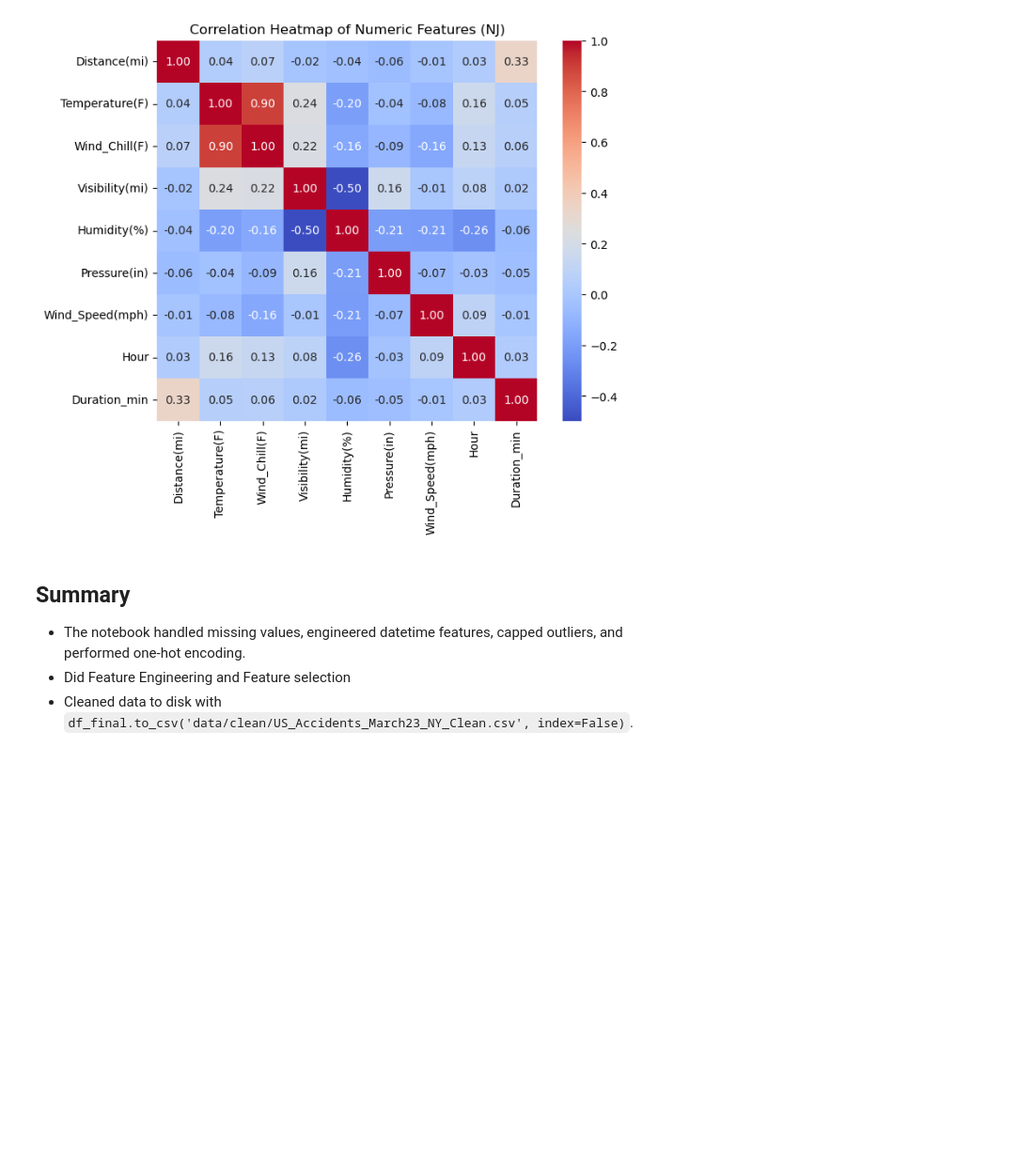
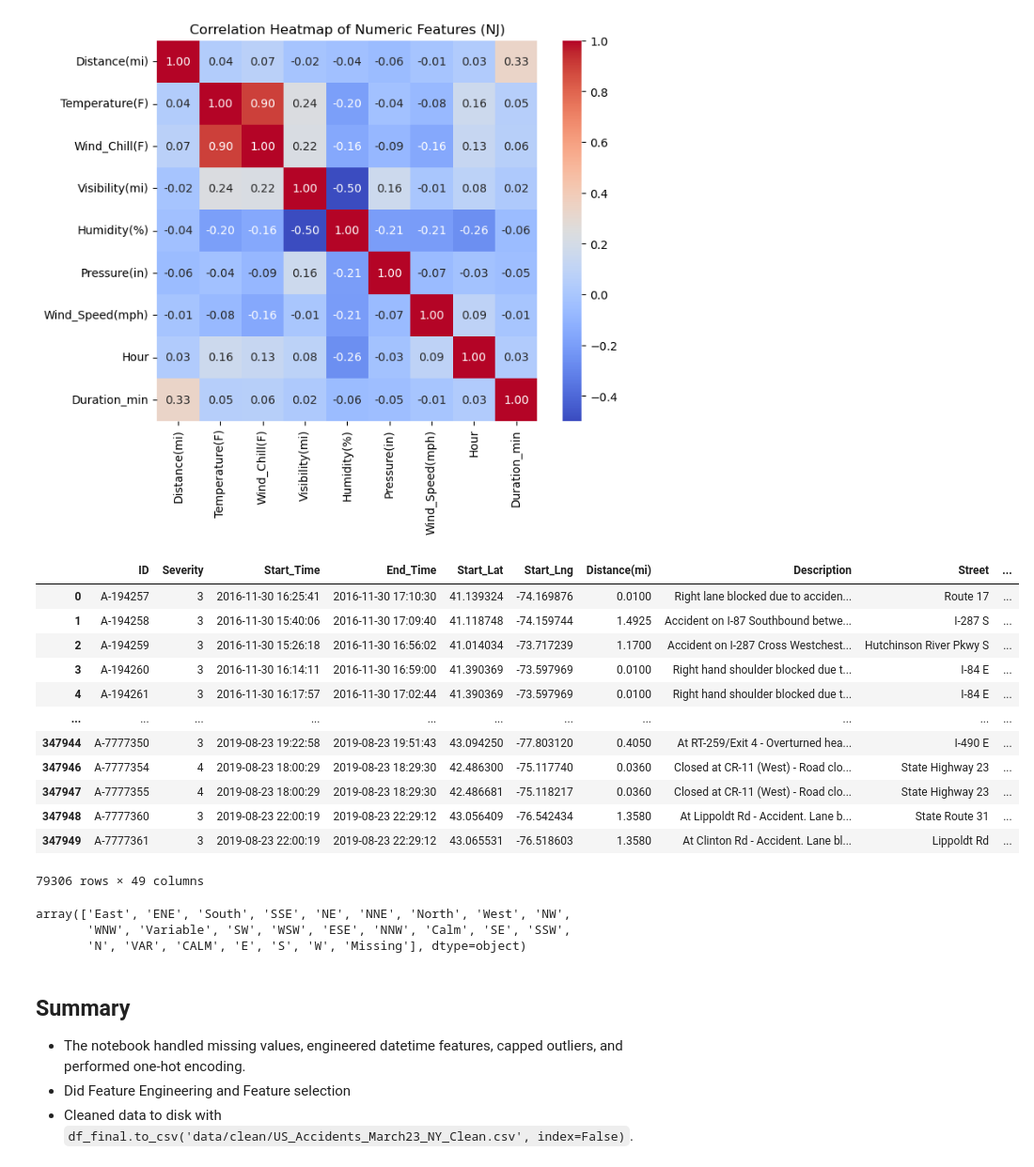
Before and after one commit to suvarshaes/accident-severity-forecast, a Jupyter notebook: 2.Data Preparation and Cleaning.ipynb, the cells around one changed output. Shown at 94% size. Cells and saved outputs as stored; diff of their text form; code cells hidden in the pictures; blank space fills up the shorter version.

```diff
--- a/2.Data Preparation and Cleaning.ipynb
+++ b/2.Data Preparation and Cleaning.ipynb
@@ -557,0 +564,39 @@ df_clean["Visibility(mi)"].isna().sum()
+# %%
+# Clean Wind_Direction
+
+# Step 1: normalize strings
+wd = df_clean['Wind_Direction'].astype(str).str.strip().str.upper()
+# Step 2: canonical mapping (full names, variants -> standard abbreviations or special tokens)
+mapping = {
+    # cardinal / intercardinal full names
+    'NORTH': 'N', 'N': 'N',
+    'NNE': 'NNE', 'NORTH-NORTHEAST': 'NNE',
+    'NE': 'NE', 'NORTHEAST': 'NE',
+    'ENE': 'ENE', 'EAST-NORTHEAST': 'ENE',
+    'E': 'E', 'EAST': 'E',
+    'ESE': 'ESE', 'EAST-SOUTHEAST': 'ESE',
+    'SE': 'SE', 'SOUTHEAST': 'SE',
+    'SSE': 'SSE', 'SOUTH-SOUTHEAST': 'SSE',
+    'S': 'S', 'SOUTH': 'S',
+    'SSW': 'SSW', 'SOUTH-SOUTHWEST': 'SSW',
+    'SW': 'SW', 'SOUTHWEST': 'SW',
+    'WSW': 'WSW', 'WEST-SOUTHWEST': 'WSW',
+    'W': 'W', 'WEST': 'W',
+    'WNW': 'WNW', 'WEST-NORTHWEST': 'WNW',
+    'NW': 'NW', 'NORTHWEST': 'NW',
+    'NNW': 'NNW', 'NORTH-NORTHWEST': 'NNW',
+
+    # special / synonyms
+    'VARIABLE': 'Variable', 'VAR': 'Variable',
+    'CALM': 'Calm',
+    'MISSING': np.nan, 'NONE': np.nan, 'NAN': np.nan, '': np.nan
+}
+
+# Step 3: map values and preserve NaNs
+wd_mapped = wd.map(mapping).fillna(wd)  # keep unmapped tokens for inspection
+
+# Assign back to dataframe
+df_clean['Wind_Direction_clean'] = wd_mapped
+# Quick diagnostics
+print("Unique cleaned values:", df_clean['Wind_Direction_clean'].unique())
+print("NaN values:", df_clean['Wind_Direction_clean'].isna().sum())
@@ -598,6 +647,8 @@ df_clean['Street'] = df_clean['Street'].fillna('Missing')
 street_freq = df_clean['Street'].value_counts().to_dict()
 df_clean['Street_encoded'] = df_clean['Street'].map(street_freq)
 
+city_freq = df_clean['City'].value_counts().to_dict()
+df_clean['City_encoded'] = df_clean['City'].map(city_freq)
 
 
 # Optional: Check results
@@ -780,5 +833,27 @@ plt.show()
+# %%
+df_clean[df_clean["Severity_Class"]=="Major"]
+# %% [output]
+|  | ID | Severity | Start_Time | End_Time | Start_Lat | Start_Lng | Distance(mi) | Description | Street | ... |
+| 0 | A-194257 | 3 | 2016-11-30 16:25:41 | 2016-11-30 17:10:30 | 41.139324 | -74.169876 | 0.0100 | Right lane blocked due to acciden... | Route 17 | ... |
+| 1 | A-194258 | 3 | 2016-11-30 15:40:06 | 2016-11-30 17:09:40 | 41.118748 | -74.159744 | 1.4925 | Accident on I-87 Southbound betwe... | I-287 S | ... |
+| 2 | A-194259 | 3 | 2016-11-30 15:26:18 | 2016-11-30 16:56:02 | 41.014034 | -73.717239 | 1.1700 | Accident on I-287 Cross Westchest... | Hutchinson River Pkwy S | ... |
+| 3 | A-194260 | 3 | 2016-11-30 16:14:11 | 2016-11-30 16:59:00 | 41.390369 | -73.597969 | 0.0100 | Right hand shoulder blocked due t... | I-84 E | ... |
+| 4 | A-194261 | 3 | 2016-11-30 16:17:57 | 2016-11-30 17:02:44 | 41.390369 | -73.597969 | 0.0100 | Right hand shoulder blocked due t... | I-84 E | ... |
+| ... | ... | ... | ... | ... | ... | ... | ... | ... | ... | ... |
+| 347944 | A-7777350 | 3 | 2019-08-23 19:22:58 | 2019-08-23 19:51:43 | 43.094250 | -77.803120 | 0.4050 | At RT-259/Exit 4 - Overturned hea... | I-490 E | ... |
+| 347946 | A-7777354 | 4 | 2019-08-23 18:00:29 | 2019-08-23 18:29:30 | 42.486300 | -75.117740 | 0.0360 | Closed at CR-11 (West) - Road clo... | State Highway 23 | ... |
+| 347947 | A-7777355 | 4 | 2019-08-23 18:00:29 | 2019-08-23 18:29:30 | 42.486681 | -75.118217 | 0.0360 | Closed at CR-11 (West) - Road clo... | State Highway 23 | ... |
+| 347948 | A-7777360 | 3 | 2019-08-23 22:00:19 | 2019-08-23 22:29:12 | 43.056409 | -76.542434 | 1.3580 | At Lippoldt Rd - Accident. Lane b... | State Route 31 | ... |
+| 347949 | A-7777361 | 3 | 2019-08-23 22:00:19 | 2019-08-23 22:29:12 | 43.065531 | -76.518603 | 1.3580 | At Clinton Rd - Accident. Lane bl... | Lippoldt Rd | ... |
+79306 rows × 49 columns
 # %%
 #Drop Wind_Chill(F) because it is highly collinear with Temperature(F) and adds redundant information
+# %%
+df_clean["Wind_Direction"].unique()
+# %% [output]
+array(['East', 'ENE', 'South', 'SSE', 'NE', 'NNE', 'North', 'West', 'NW',
+       'WNW', 'Variable', 'SW', 'WSW', 'ESE', 'NNW', 'Calm', 'SE', 'SSW',
+       'N', 'VAR', 'CALM', 'E', 'S', 'W', 'Missing'], dtype=object)
 # %% [markdown]
 ## Summary
 - The notebook handled missing values, engineered datetime features, capped outliers, and performed one-hot encoding.
```
Also changed, not shown: parts of 6 cells of this notebook, 5 other files.
